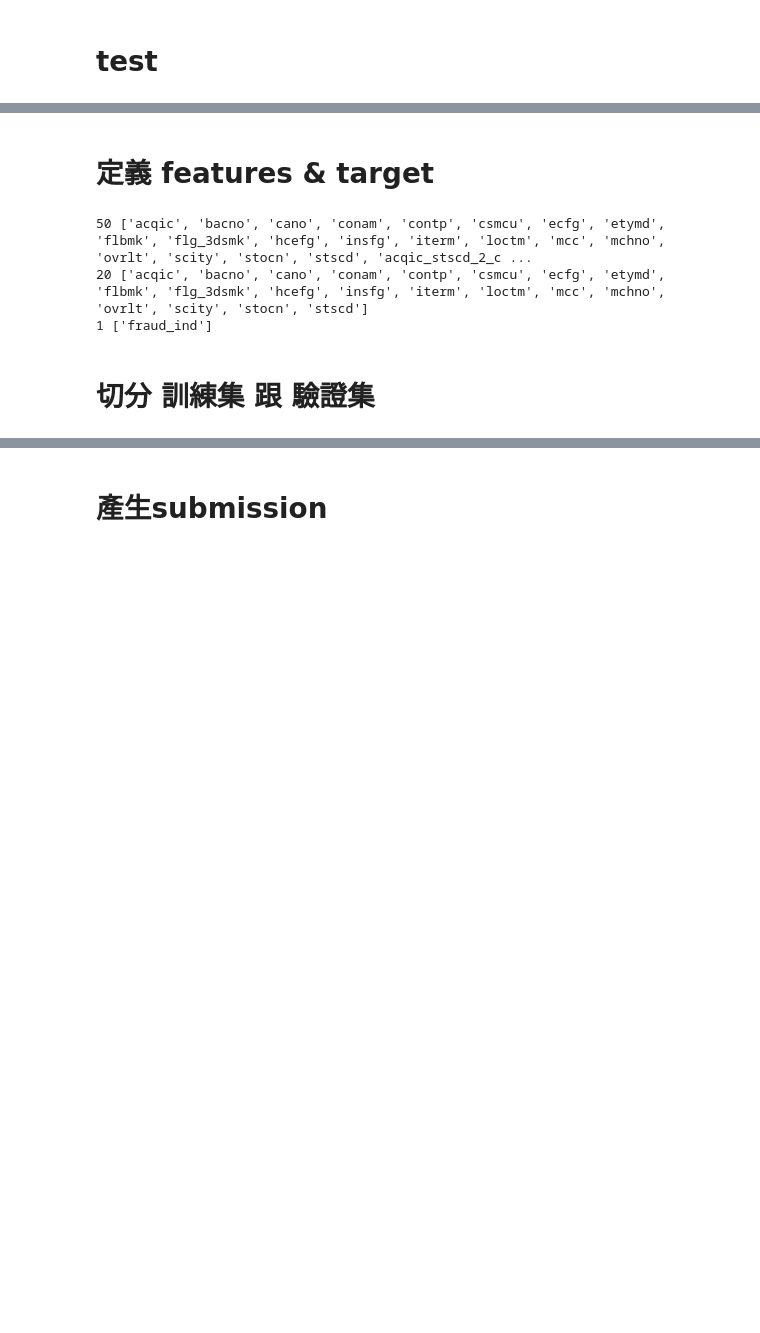
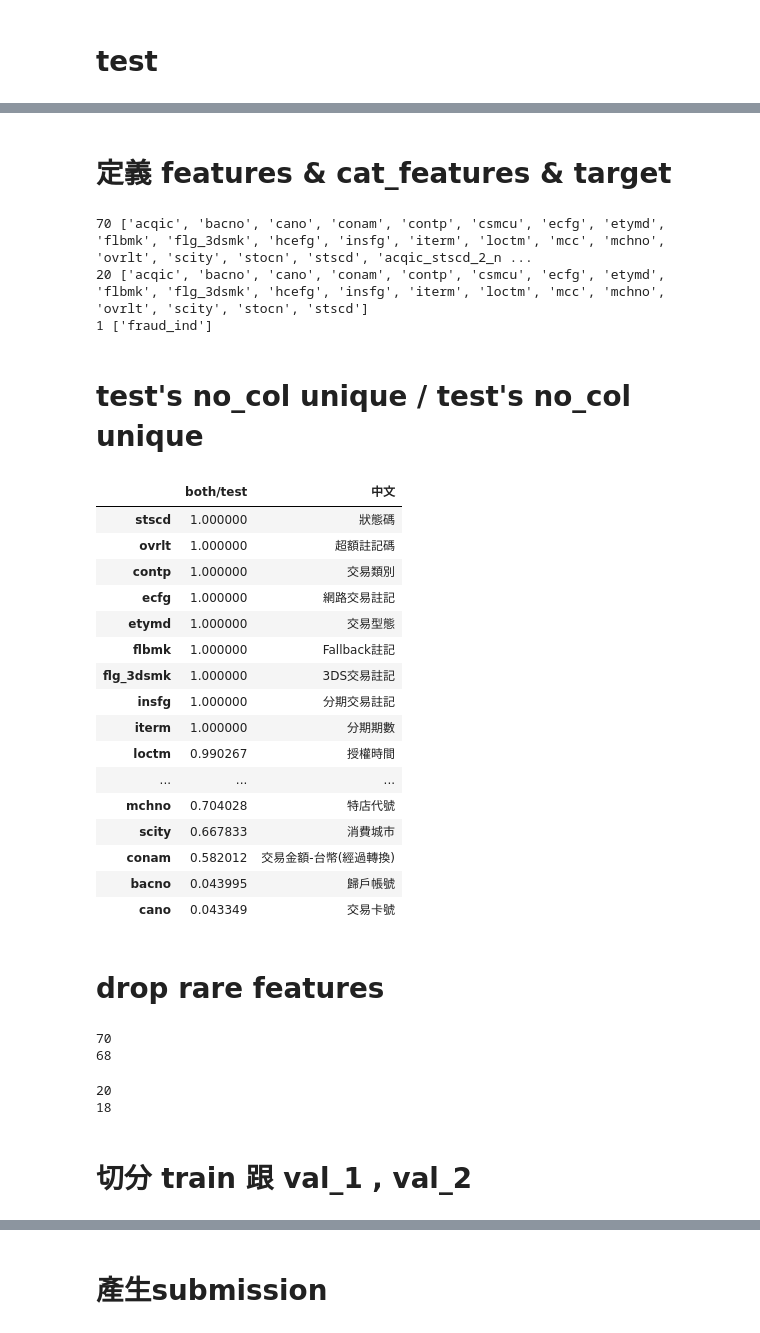
Before and after one commit to skywalker0803r/Ricky, a Jupyter notebook: 玉山AI比賽_modeling.ipynb, the cells around one changed output, grey strips where cells are left out. Saved outputs shown, nothing was run; the diff lists cells and outputs as text; code cells hidden in the pictures; blank space fills up the shorter version.

```diff
--- a/玉山AI比賽_modeling.ipynb
+++ b/玉山AI比賽_modeling.ipynb
@@ -48,19 +44,72 @@ test.head()
 | 1521790 | 6862 | 162489 | 116168 | 16158 | 5 | 0 | 0 | 0 | 0 | 0 | 5 | ... |
 | 1521791 | 6862 | 162489 | 116168 | 16158 | 5 | 0 | 0 | 0 | 0 | 0 | 5 | ... |
 # %% [markdown]
-# 定義 features & target
+# 定義 features & cat_features & target
 # %%
-features = train.drop(['fraud_ind','txkey'],axis=1).columns.tolist()
-cat_features = features[:20]
+#全部特徵
+features = train.drop(['fraud_ind', # just target
+                       'txkey', # just like index
+                       ],axis=1).columns.tolist()
+
+#原始特徵才是cat_features
+cat_features = sorted(list(set(features)&set(中文map.keys())))
+
 y_name = 'fraud_ind'
+
 print(len(features),features)
 print(len(cat_features),cat_features)
 print(len([y_name]),[y_name])
 # %% [output]
-50 ['acqic', 'bacno', 'cano', 'conam', 'contp', 'csmcu', 'ecfg', 'etymd', 'flbmk', 'flg_3dsmk', 'hcefg', 'insfg', 'iterm', 'loctm', 'mcc', 'mchno', 'ovrlt', 'scity', 'stocn', 'stscd', 'acqic_stscd_2_c ...
+70 ['acqic', 'bacno', 'cano', 'conam', 'contp', 'csmcu', 'ecfg', 'etymd', 'flbmk', 'flg_3dsmk', 'hcefg', 'insfg', 'iterm', 'loctm', 'mcc', 'mchno', 'ovrlt', 'scity', 'stocn', 'stscd', 'acqic_stscd_2_n ...
 20 ['acqic', 'bacno', 'cano', 'conam', 'contp', 'csmcu', 'ecfg', 'etymd', 'flbmk', 'flg_3dsmk', 'hcefg', 'insfg', 'iterm', 'loctm', 'mcc', 'mchno', 'ovrlt', 'scity', 'stocn', 'stscd']
 1 ['fraud_ind']
+# %% [markdown]
+# test's no_col unique / test's no_col unique
+# %%
+f = {}
+for col in cat_features:
+  both_value = set(train[col].unique())&set(test[col].unique())
+  f[col] = len(both_value)/len(test[col].unique())
+res = pd.DataFrame(f,index=['both/test']).T.sort_values(by='both/test',ascending=False)
+res['中文'] = res.index.map(中文map)
+res
+# %% [output]
+|  | both/test | 中文 |
+| stscd | 1.000000 | 狀態碼 |
+| ovrlt | 1.000000 | 超額註記碼 |
+| contp | 1.000000 | 交易類別 |
+| ecfg | 1.000000 | 網路交易註記 |
+| etymd | 1.000000 | 交易型態 |
+| flbmk | 1.000000 | Fallback註記 |
+| flg_3dsmk | 1.000000 | 3DS交易註記 |
+| insfg | 1.000000 | 分期交易註記 |
+| iterm | 1.000000 | 分期期數 |
+| loctm | 0.990267 | 授權時間 |
+| ... | ... | ... |
+| mchno | 0.704028 | 特店代號 |
+| scity | 0.667833 | 消費城市 |
+| conam | 0.582012 | 交易金額-台幣(經過轉換) |
+| bacno | 0.043995 | 歸戶帳號 |
+| cano | 0.043349 | 交易卡號 |
+# %% [markdown]
+# drop rare features
+# %%
+print(len(features))
+features.remove('bacno')
+features.remove('cano')
+print(len(features))
+# %% [output]
+70
+68
+# %%
+print(len(cat_features))
+cat_features.remove('bacno')
+cat_features.remove('cano')
+print(len(cat_features))
+# %% [output]
+20
+18
 # %% [markdown]
-# 切分 訓練集 跟 驗證集
+# 切分 train 跟 val_1 , val_2
 # %%
 from sklearn.model_selection import train_test_split
```
Also changed, not shown: parts of 13 cells of this notebook.
